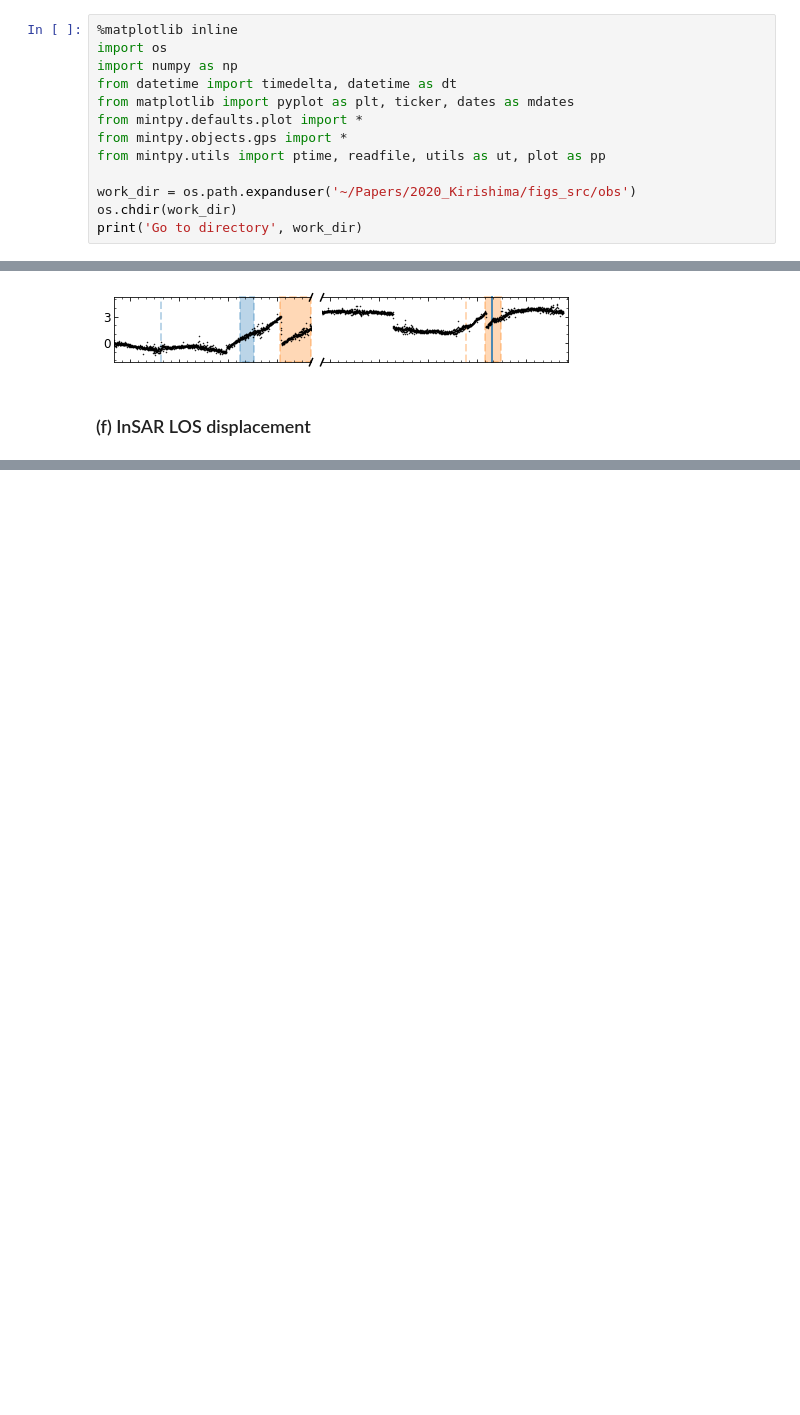
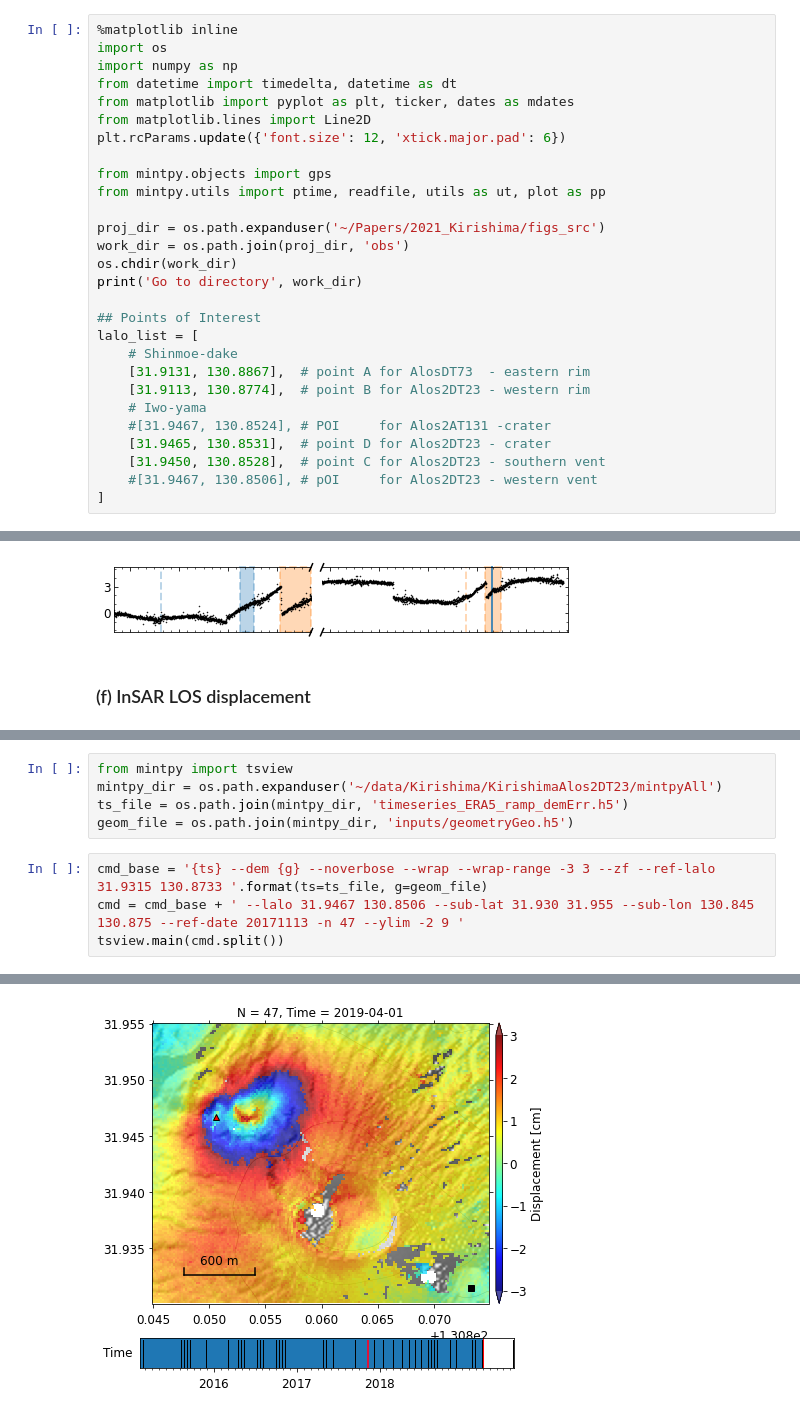
Before and after one commit to geodesymiami/2021-Kirishima, a Jupyter notebook: Fig_2_obs_time_series.ipynb, the cells around one changed output, grey strips where cells are left out. Drawn from its saved outputs; the diff is of its cells as text; blank space fills up the shorter version.

```diff
--- a/Fig_2_obs_time_series.ipynb
+++ b/Fig_2_obs_time_series.ipynb
@@ -6,11 +6,26 @@ import os
 import numpy as np
 from datetime import timedelta, datetime as dt
 from matplotlib import pyplot as plt, ticker, dates as mdates
-from mintpy.defaults.plot import *
-from mintpy.objects.gps import *
+from matplotlib.lines import Line2D
+plt.rcParams.update({'font.size': 12, 'xtick.major.pad': 6})
+
+from mintpy.objects import gps
 from mintpy.utils import ptime, readfile, utils as ut, plot as pp
 
-work_dir = os.path.expanduser('~/Papers/2020_Kirishima/figs_src/obs')
+proj_dir = os.path.expanduser('~/Papers/2021_Kirishima/figs_src')
+work_dir = os.path.join(proj_dir, 'obs')
 os.chdir(work_dir)
 print('Go to directory', work_dir)
+
+## Points of Interest
+lalo_list = [
+    # Shinmoe-dake
+    [31.9131, 130.8867],  # point A for AlosDT73  - eastern rim
+    [31.9113, 130.8774],  # point B for Alos2DT23 - western rim
+    # Iwo-yama
+    #[31.9467, 130.8524], # POI     for Alos2AT131 -crater
+    [31.9465, 130.8531],  # point D for Alos2DT23 - crater
+    [31.9450, 130.8528],  # point C for Alos2DT23 - southern vent
+    #[31.9467, 130.8506], # pOI     for Alos2DT23 - western vent
+]
 # %% [output]
@@ -330,0 +288,10 @@ save figure to file /Users/yunjunz/Papers/2020_Kirishima/figs_src/obs/ts_insar.p
+# %%
+from mintpy import tsview
+mintpy_dir = os.path.expanduser('~/data/Kirishima/KirishimaAlos2DT23/mintpyAll')
+ts_file = os.path.join(mintpy_dir, 'timeseries_ERA5_ramp_demErr.h5')
+geom_file = os.path.join(mintpy_dir, 'inputs/geometryGeo.h5')
+# %%
+cmd_base = '{ts} --dem {g} --noverbose --wrap --wrap-range -3 3 --zf --ref-lalo 31.9315 130.8733 '.format(ts=ts_file, g=geom_file)
+cmd = cmd_base + ' --lalo 31.9467 130.8506 --sub-lat 31.930 31.955 --sub-lon 130.845 130.875 --ref-date 20171113 -n 47 --ylim -2 9 '
+tsview.main(cmd.split())
+# %% [output]
@@ -330,0 +300 @@ save figure to file /Users/yunjunz/Papers/2020_Kirishima/figs_src/obs/ts_insar.p
+[figure, added]
```
Also changed, not shown: parts of 12 cells of this notebook, 5 other files.
